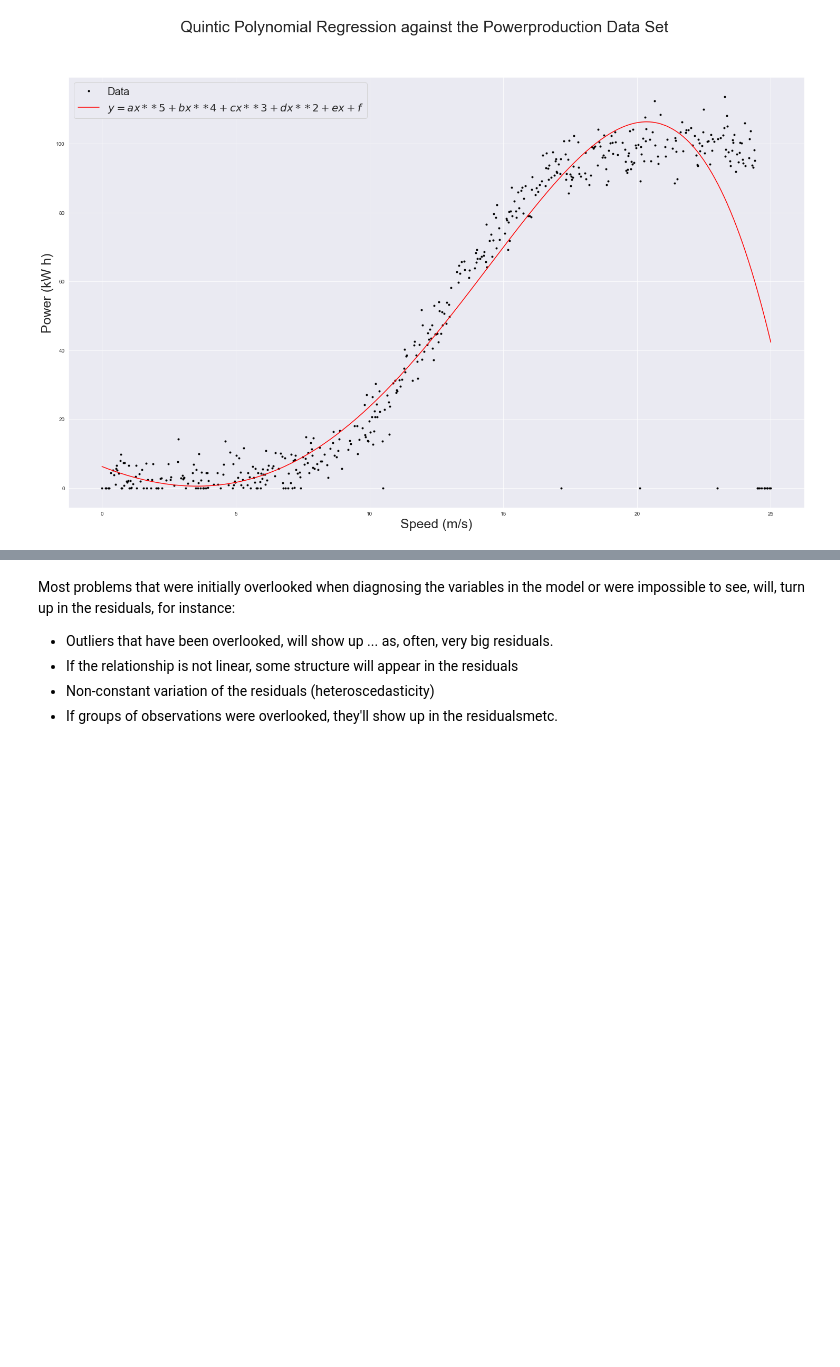
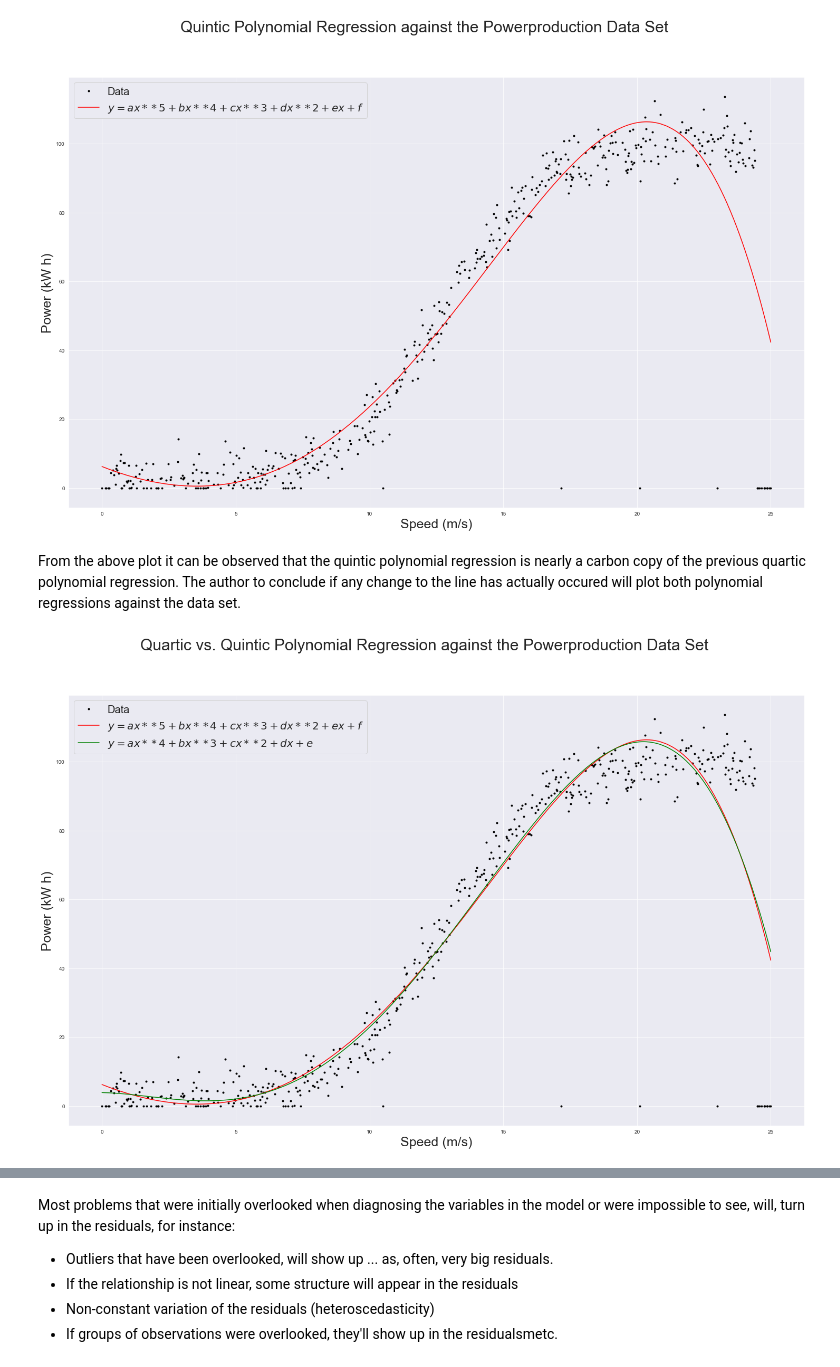
Before and after one commit to JPLee01/Fundamentals_of_Data_Analysis-Project_2020, a Jupyter notebook: Fundamentals of Data Analysis - Project 2020.ipynb, the cells around one changed output, grey strips where cells are left out. Drawn from its saved outputs; the diff is of its cells as text; code cells hidden in the pictures; blank space fills up the shorter version.

Commit message:
Non-Linear Regression - Polynomial Regression section complete.

```diff
--- a/Fundamentals of Data Analysis - Project 2020.ipynb
+++ b/Fundamentals of Data Analysis - Project 2020.ipynb
@@ -546,3 +551,25 @@ plt. suptitle('Quintic Polynomial Regression against the Powerproduction Data Se
 plt.show()
 # %% [output]
 [figure]
+# %% [markdown]
+From the above plot it can be observed that the quintic polynomial regression is nearly a carbon copy of the previous quartic polynomial regression. The author to conclude if any change to the line has actually occured will plot both polynomial regressions against the data set.
+# %%
+# Plotting the Quartic vs. Quintic Polynomial Regression against the Powerproduction Data Set
+plt.plot(powerproduction_dataset['speed'], powerproduction_dataset['power'], 'k.', label='Data')
+plt.plot(x, y4, 'r-', label='$y = ax**5 + bx**4 + cx**3 + dx**2 + ex + f$')
+plt.plot(x, y3, 'g-', label='$y = ax**4 + bx**3 + cx**2 + dx + e$')
+
+#Label the Axis
+plt.xlabel('Speed (m/s)', fontsize=25)
+plt.ylabel('Power (kW h)', fontsize=25)
+
+#Insert a legend
+plt.legend(fontsize=20)
+
+#Insert a Title
+plt. suptitle('Quartic vs. Quintic Polynomial Regression against the Powerproduction Data Set', fontsize=30)
+
+#Disply the Plot
+plt.show()
+# %% [output]
+[figure, added]
```
Also changed, not shown: parts of 13 cells of this notebook.
